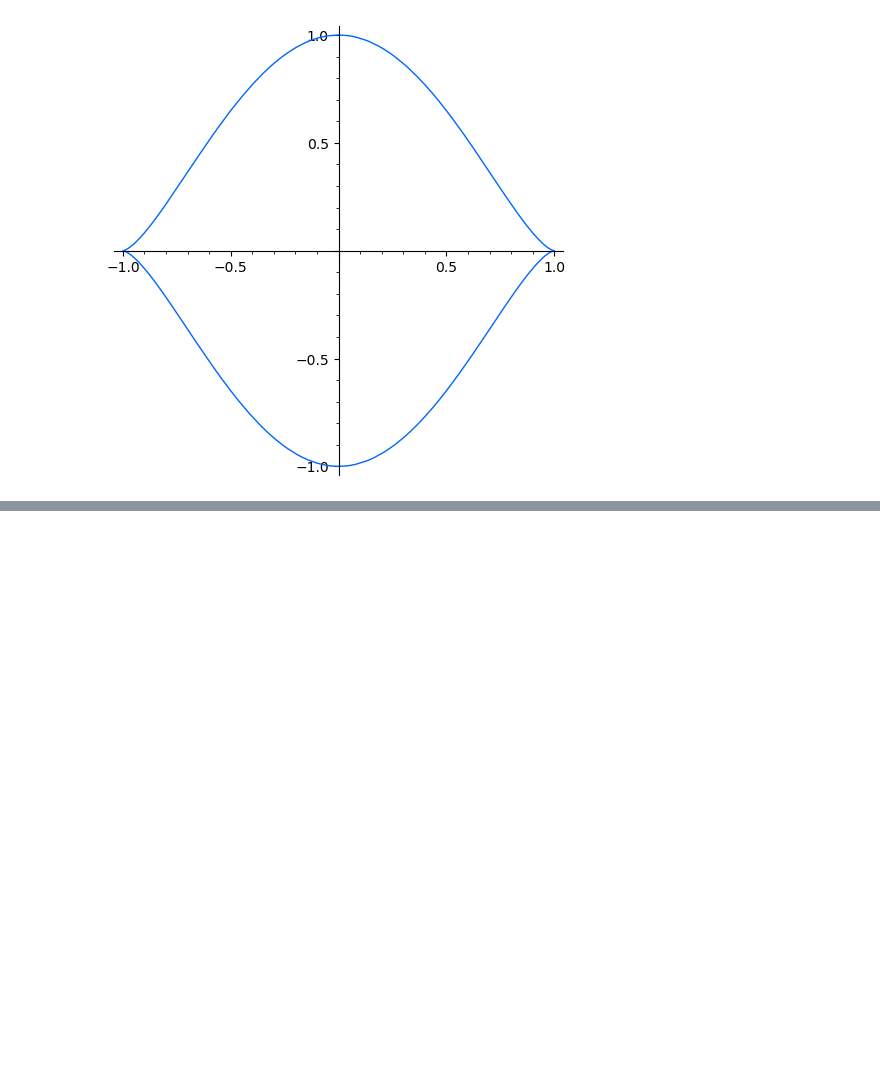
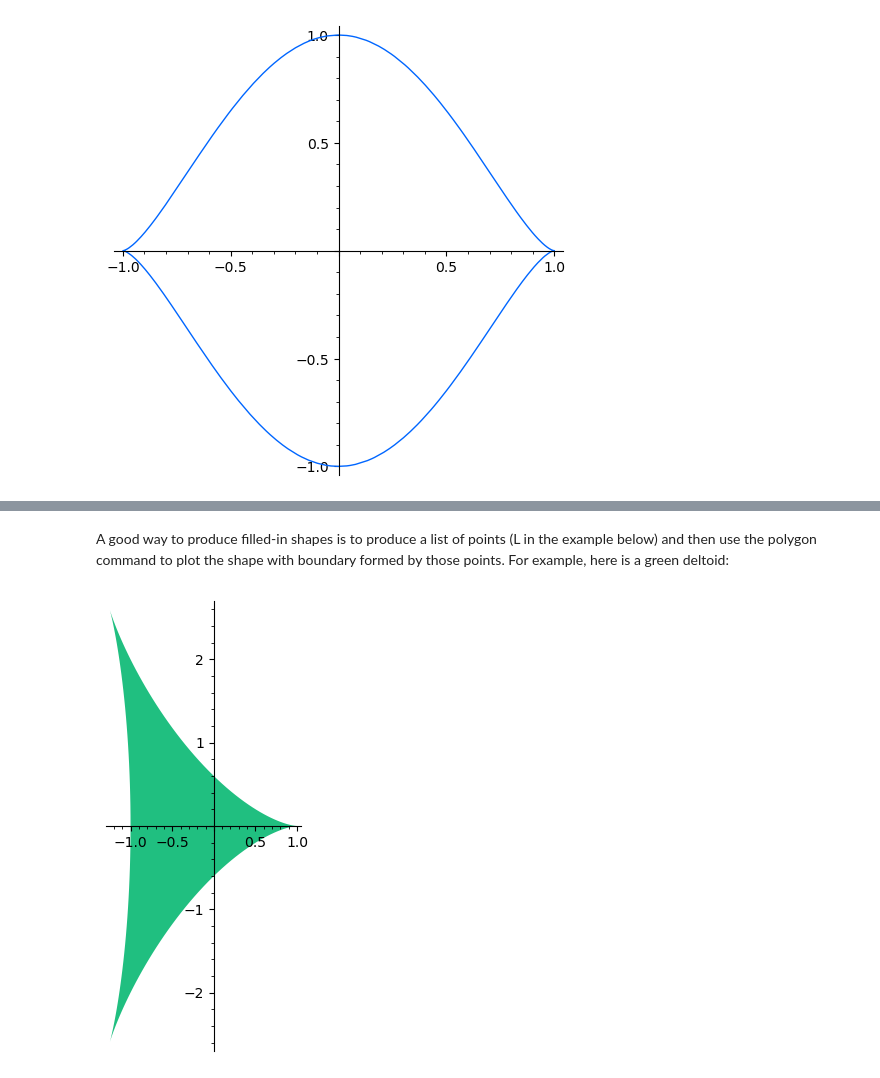
Before and after one commit to gzavlanis/Jupyter-files, a Jupyter notebook: make_plots.ipynb, the cells around one changed output, grey strips where cells are left out. Saved outputs shown, nothing was run; the diff lists cells and outputs as text; code cells hidden in the pictures; blank space fills up the shorter version.

```diff
--- a/make_plots.ipynb
+++ b/make_plots.ipynb
@@ -40,0 +55,8 @@ parametric_plot((cos(x), sin(x) ^ 3), (x, 0, 2 * pi), rgbcolor = hue(0.6))
+# %% [markdown]
+A good way to produce filled-in shapes is to produce a list of points (L in the example below) and then use the polygon command to plot the shape with boundary formed by those points. For example, here is a green deltoid:
+# %%
+L = [[-1 + cos(pi * i / 100) * (1 + cos(pi * i / 100)), 2 * sin(pi * i / 100) * (1 - cos(pi * i / 100))] for i in range(200)]
+p = polygon(L, rgbcolor = (1 / 8, 3 / 4, 1 / 2))
+p
+# %% [output]
+[figure, added]
```
Also changed, not shown: parts of 13 cells of this notebook.
